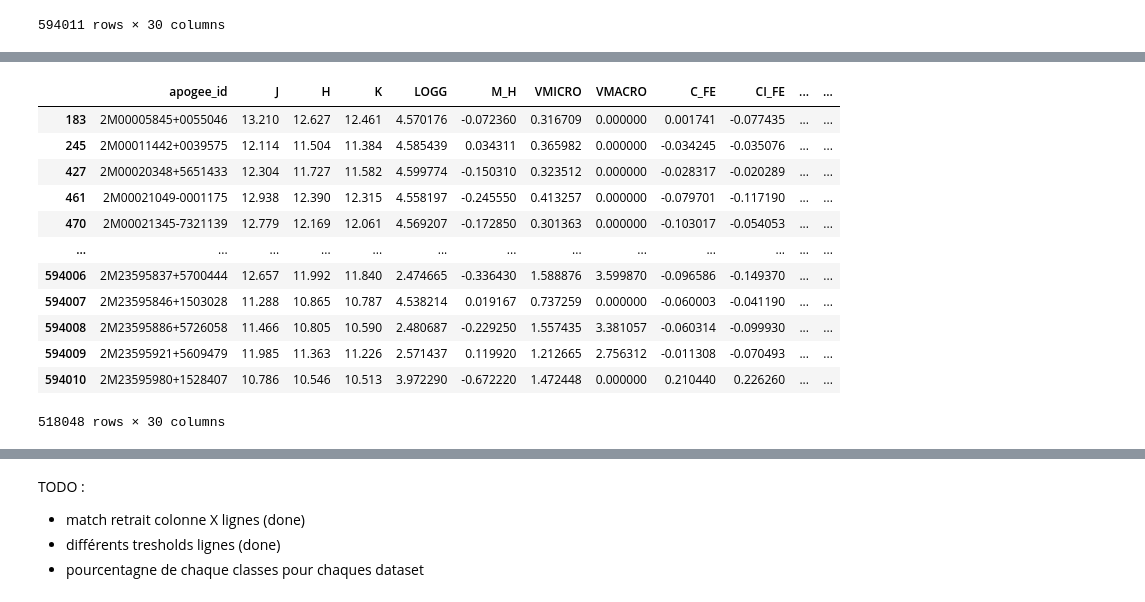
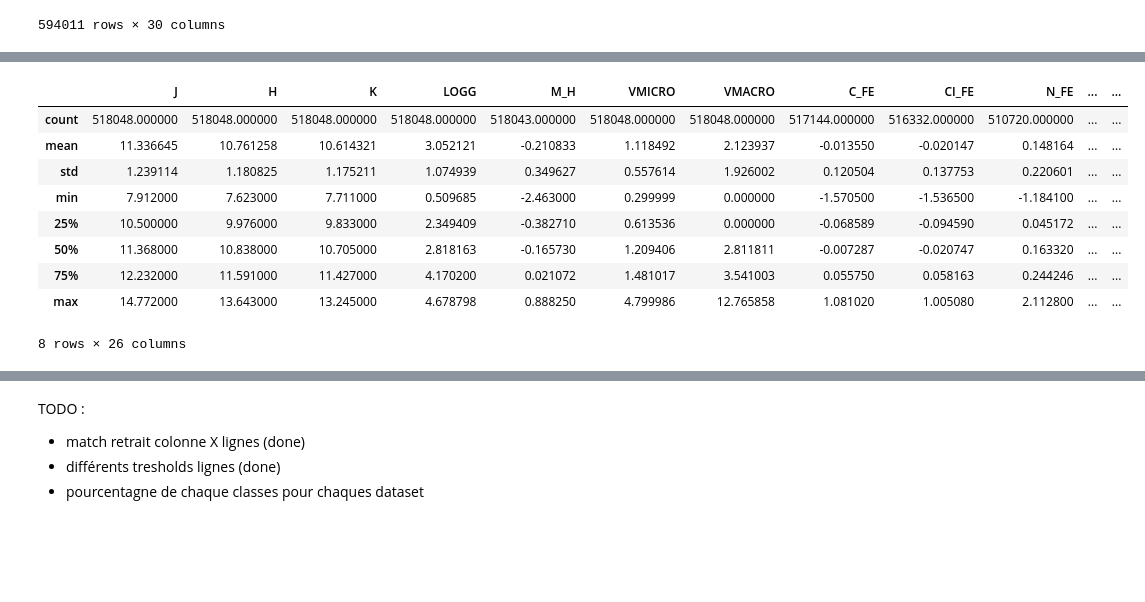
Before and after one commit to astrodeepnet/students-project-2024, a Jupyter notebook: Stats_Chemicals.ipynb, the cells around one changed output, grey strips where cells are left out. Cells and saved outputs as stored; diff of their text form; code cells hidden in the pictures; blank space fills up the shorter version.

```diff
--- a/Stats_Chemicals.ipynb
+++ b/Stats_Chemicals.ipynb
@@ -26,5 +26,5 @@ list(df_classes.columns)
  'class_lum_bins_logg',
  'class_lum_bins_jhk']
 # %%
-df_merged = pd.merge(df_classes, df, left_on='apogee_id', right_on='APOGEE_ID', how='inner')
+df = pd.merge(df_classes, df, left_on='apogee_id', right_on='APOGEE_ID', how='inner')
 # %%
@@ -46,5 +43,3 @@ df_merged
-# %%
-df = df_merged
 # %%
 physical_subset = df[["J", "H", "K","LOGG", "M_H", "VMICRO", "VMACRO", "VSINI"]]
 # %%
@@ -488,17 +461,14 @@ sample_2_miss
 # %%
-sample_3_miss
+sample_3_miss.describe()
 # %% [output]
-|  | apogee_id | J | H | K | LOGG | M_H | VMICRO | VMACRO | C_FE | CI_FE | ... | ... |
-| 183 | 2M00005845+0055046 | 13.210 | 12.627 | 12.461 | 4.570176 | -0.072360 | 0.316709 | 0.000000 | 0.001741 | -0.077435 | ... | ... |
-| 245 | 2M00011442+0039575 | 12.114 | 11.504 | 11.384 | 4.585439 | 0.034311 | 0.365982 | 0.000000 | -0.034245 | -0.035076 | ... | ... |
-| 427 | 2M00020348+5651433 | 12.304 | 11.727 | 11.582 | 4.599774 | -0.150310 | 0.323512 | 0.000000 | -0.028317 | -0.020289 | ... | ... |
-| 461 | 2M00021049-0001175 | 12.938 | 12.390 | 12.315 | 4.558197 | -0.245550 | 0.413257 | 0.000000 | -0.079701 | -0.117190 | ... | ... |
-| 470 | 2M00021345-7321139 | 12.779 | 12.169 | 12.061 | 4.569207 | -0.172850 | 0.301363 | 0.000000 | -0.103017 | -0.054053 | ... | ... |
-| ... | ... | ... | ... | ... | ... | ... | ... | ... | ... | ... | ... | ... |
-| 594006 | 2M23595837+5700444 | 12.657 | 11.992 | 11.840 | 2.474665 | -0.336430 | 1.588876 | 3.599870 | -0.096586 | -0.149370 | ... | ... |
-| 594007 | 2M23595846+1503028 | 11.288 | 10.865 | 10.787 | 4.538214 | 0.019167 | 0.737259 | 0.000000 | -0.060003 | -0.041190 | ... | ... |
-| 594008 | 2M23595886+5726058 | 11.466 | 10.805 | 10.590 | 2.480687 | -0.229250 | 1.557435 | 3.381057 | -0.060314 | -0.099930 | ... | ... |
-| 594009 | 2M23595921+5609479 | 11.985 | 11.363 | 11.226 | 2.571437 | 0.119920 | 1.212665 | 2.756312 | -0.011308 | -0.070493 | ... | ... |
-| 594010 | 2M23595980+1528407 | 10.786 | 10.546 | 10.513 | 3.972290 | -0.672220 | 1.472448 | 0.000000 | 0.210440 | 0.226260 | ... | ... |
+|  | J | H | K | LOGG | M_H | VMICRO | VMACRO | C_FE | CI_FE | N_FE | ... | ... |
+| count | 518048.000000 | 518048.000000 | 518048.000000 | 518048.000000 | 518043.000000 | 518048.000000 | 518048.000000 | 517144.000000 | 516332.000000 | 510720.000000 | ... | ... |
+| mean | 11.336645 | 10.761258 | 10.614321 | 3.052121 | -0.210833 | 1.118492 | 2.123937 | -0.013550 | -0.020147 | 0.148164 | ... | ... |
+| std | 1.239114 | 1.180825 | 1.175211 | 1.074939 | 0.349627 | 0.557614 | 1.926002 | 0.120504 | 0.137753 | 0.220601 | ... | ... |
+| min | 7.912000 | 7.623000 | 7.711000 | 0.509685 | -2.463000 | 0.299999 | 0.000000 | -1.570500 | -1.536500 | -1.184100 | ... | ... |
+| 25% | 10.500000 | 9.976000 | 9.833000 | 2.349409 | -0.382710 | 0.613536 | 0.000000 | -0.068589 | -0.094590 | 0.045172 | ... | ... |
+| 50% | 11.368000 | 10.838000 | 10.705000 | 2.818163 | -0.165730 | 1.209406 | 2.811811 | -0.007287 | -0.020747 | 0.163320 | ... | ... |
+| 75% | 12.232000 | 11.591000 | 11.427000 | 4.170200 | 0.021072 | 1.481017 | 3.541003 | 0.055750 | 0.058163 | 0.244246 | ... | ... |
+| max | 14.772000 | 13.643000 | 13.245000 | 4.678798 | 0.888250 | 4.799986 | 12.765858 | 1.081020 | 1.005080 | 2.112800 | ... | ... |
-518048 rows × 30 columns
+8 rows × 26 columns
 # %%
```
Also changed, not shown: parts of 23 cells of this notebook.
